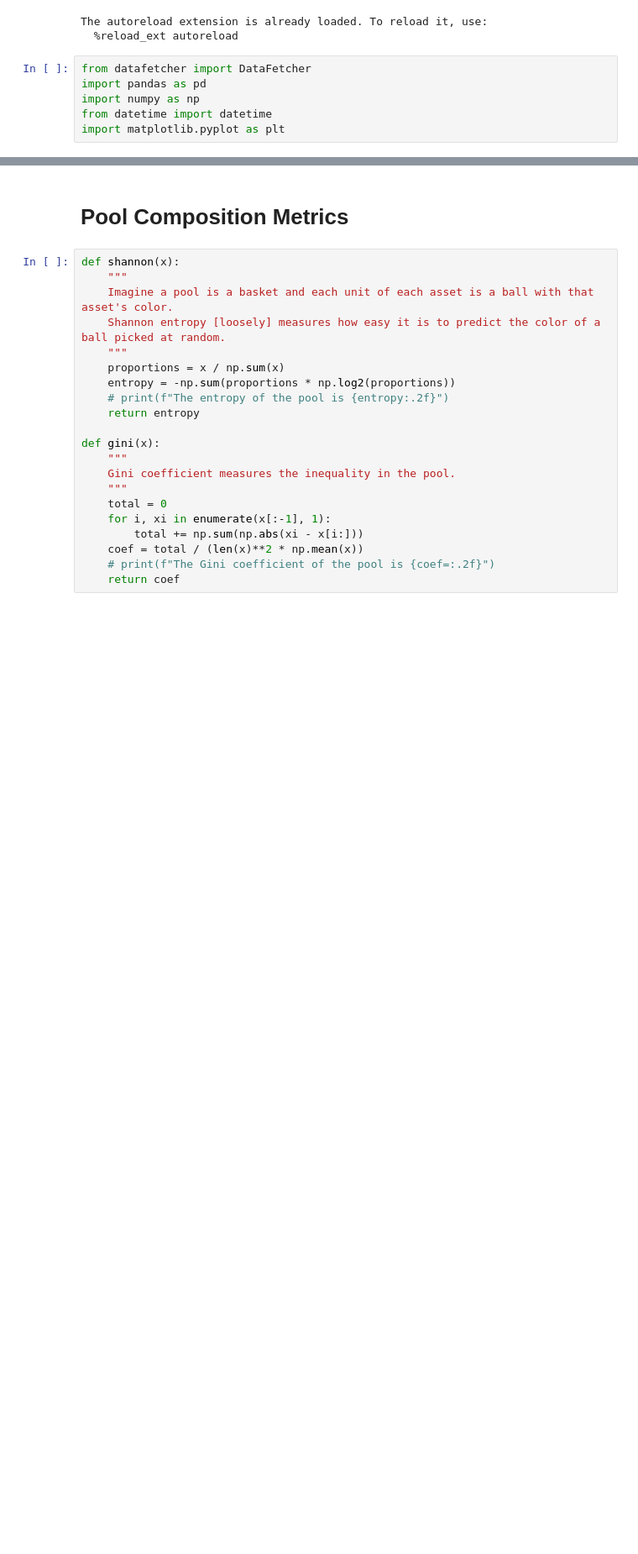
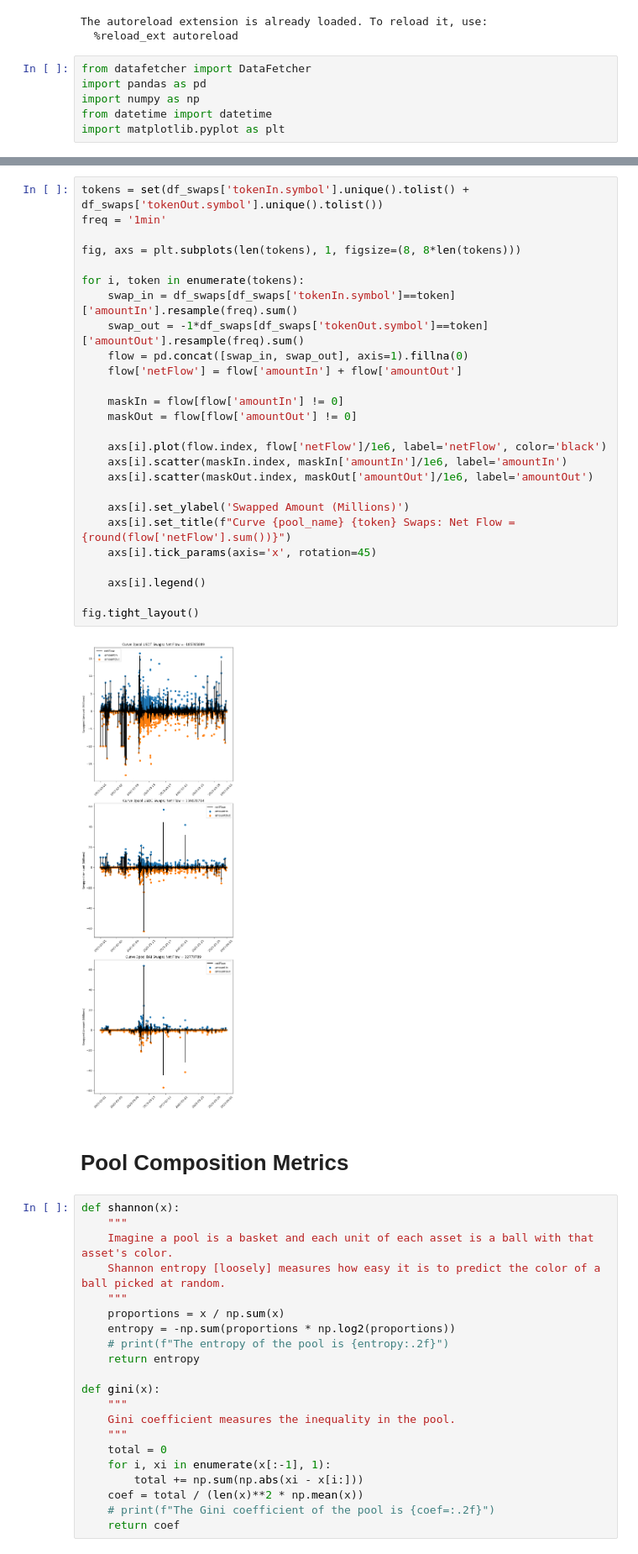
Before and after one commit to xenophonlabs/curve-lp-metrics, a Jupyter notebook: explore.ipynb, the cells around one changed output, grey strips where cells are left out. Shown at 84% size. Cells and saved outputs as stored; diff of their text form; blank space fills up the shorter version.

```diff
--- a/explore.ipynb
+++ b/explore.ipynb
@@ -82,3 +123,31 @@ ax.legend()
+# %%
+tokens = set(df_swaps['tokenIn.symbol'].unique().tolist() + df_swaps['tokenOut.symbol'].unique().tolist())
+freq = '1min'
+
+fig, axs = plt.subplots(len(tokens), 1, figsize=(8, 8*len(tokens)))
+
+for i, token in enumerate(tokens):
+    swap_in = df_swaps[df_swaps['tokenIn.symbol']==token]['amountIn'].resample(freq).sum()
+    swap_out = -1*df_swaps[df_swaps['tokenOut.symbol']==token]['amountOut'].resample(freq).sum()
+    flow = pd.concat([swap_in, swap_out], axis=1).fillna(0)
+    flow['netFlow'] = flow['amountIn'] + flow['amountOut']
+
+    maskIn = flow[flow['amountIn'] != 0]
+    maskOut = flow[flow['amountOut'] != 0]
+
+    axs[i].plot(flow.index, flow['netFlow']/1e6, label='netFlow', color='black')
+    axs[i].scatter(maskIn.index, maskIn['amountIn']/1e6, label='amountIn')
+    axs[i].scatter(maskOut.index, maskOut['amountOut']/1e6, label='amountOut')
+
+    axs[i].set_ylabel('Swapped Amount (Millions)')
+    axs[i].set_title(f"Curve {pool_name} {token} Swaps: Net Flow = {round(flow['netFlow'].sum())}")
+    axs[i].tick_params(axis='x', rotation=45)
+
+    axs[i].legend()
+
+fig.tight_layout()
+# %% [output]
+[figure, added]
 # %% [markdown]
 # Pool Composition Metrics
 # %%
```
Also changed, not shown: parts of 16 cells of this notebook, 3 other files.
